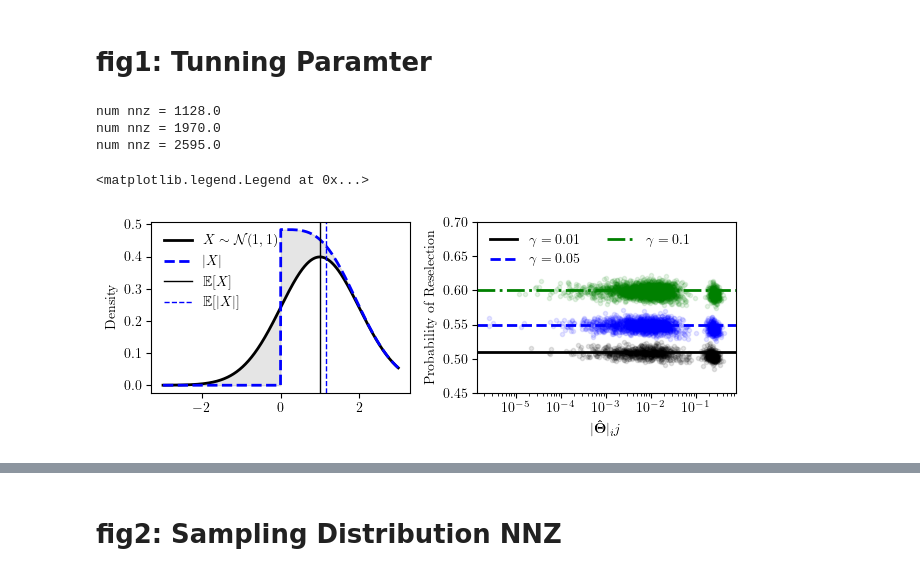
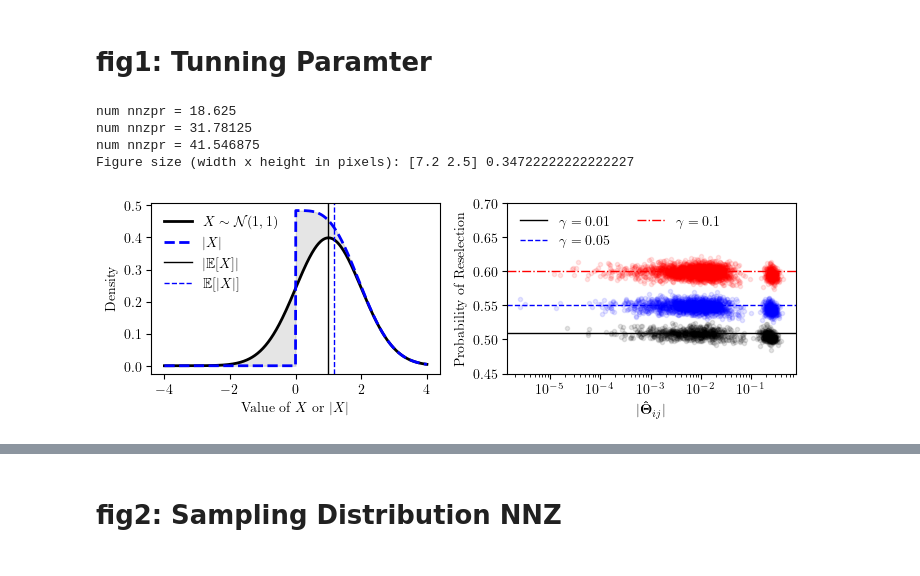
Before and after one commit to aefty/aquic, a Jupyter notebook: tests.ipynb, the cells around one changed output, grey strips where cells are left out. Drawn from its saved outputs; the diff is of its cells as text; code cells hidden in the pictures.

```diff
--- a/tests.ipynb
+++ b/tests.ipynb
@@ -232,7 +223,6 @@ def cov_analysis(p=128, N=1000,gamma=1/100, data_method='cluster'):
     iC_nnz =[]
     iC_z   =[]
 
-
     for i in range(p):
         for j in range(i-1):
             if np.abs(iC[i,j]) > 0.0:
@@ -243,13 +233,11 @@ def cov_analysis(p=128, N=1000,gamma=1/100, data_method='cluster'):
                 pr_z.append(P[i,j])
                 iC_z.append(iC[i,j])
 
-    # pr_nnz = np.sort(pr_nnz)[::-1]
-    # pr_z = np.sort(pr_z)[::-1]
     return pr_nnz,pr_z,iC_nnz,iC_z
 
-fig, axs = make_plot(1,2,s=[1.1,1],sharex=False, sharey=False)
+fig, axs = make_plot(1,2,s=[1.2,1],sharex=False, sharey=False)
 
-inx  = 0
+inx = 0
 #########################
 #########################
 mu = 1
@@ -265,84 +253,60 @@ mean_folded = sp.stats.foldnorm.mean(c, scale=sigma)
 # Normal distribution
 axs[0,inx].plot(x, pdf_normal, label=r"$X\sim\mathcal{N}(1,1)$", color="black",linestyle="-",linewidth=2)
 axs[0,inx].fill_between(x[x < 0], pdf_normal[x < 0], color='black', alpha=0.1)
-
-# Folded normal distribution
 axs[0,inx].plot(x, pdf_folded, label=r"$|X|$", color="blue",linestyle="--",linewidth=2)
 
 # Highlighting how negative side maps to positive side in folded normal
 axs[0,inx].fill_between(x[x>0],pdf_folded[x > 0], pdf_normal[x > 0], color='black', alpha=0.1)
 
 # Mean lines
-axs[0,inx].axvline(mu, color='black', label=r"$\mathbb{E}[X]$",linestyle="-",linewidth=1)
+axs[0,inx].axvline(mu, color='black', label=r"$|\mathbb{E}[X]|$",linestyle="-",linewidth=1)
 axs[0,inx].axvline(mean_folded, color='blue', label=r"$\mathbb{E}[|X|]$",linestyle="--",linewidth=1)
 
+axs[0, inx].set_xlabel(r'Value of $X$ or $|X|$')
 axs[0, inx].set_ylabel(r'Density')
-
 axs[0, inx].legend(loc='upper left',frameon=False,fontsize=10)
 
 inx = inx + 1
 #########################
 #########################
 ax = axs[0, inx]
 data_method = "cluster"
 # … after plotting your markers …
 
 for color, linestyle, gamma in [
-    ('black', '-', 0.01),
-    ('blue',  '--', 0.05),
-    ('green','-.', 0.10)
+    ('black', '-' , 0.01),
+    ('blue' , '--', 0.05),
+    ('red',  '-.' , 0.10)
 ]:
     # 1) re‑run your semilogx for clarity (or omit if already plotted)
     pr_nnz, pr_z, iC_nnz, iC_z = cov_analysis(
         p=128, gamma=gamma, data_method=data_method, N=10000
     )
     ax.semilogx(
         np.abs(iC_nnz),
         pr_nnz,
         linestyle='None',
         marker='.',
         color=color,
         alpha=0.1,
         label="_"
     )
-    ax.axhline(y=(0.5 + gamma), color=color, linewidth=2, linestyle=linestyle, alpha=1, label=rf'$\gamma={gamma}$')
+    ax.axhline(y=(0.5 + gamma), color=color, linewidth=1, linestyle=linestyle, alpha=1, label=rf'$\gamma={gamma}$')
 
 axs[0, inx].set_ylabel(r'Probability of Reselection')
 axs[0, inx].set_xlabel(r'$|\mathbf{\hat{\Theta}}_{ij}|$')
 
 axs[0, inx].set_ylim([0.45,0.7])
 axs[0, inx].legend(loc='upper left',frameon=False,fontsize=10,ncol=2)
 
-#axs[0, inx].plot(np.abs(iC_z),pr_z, linestyle='None',marker='*', color='black',label=rf'$\gamma={gamma}\;$')
+fig.subplots_adjust(wspace=0.5)
+fig.savefig("fig_1.png", dpi=300)
 
-# axs[0, inx].plot(T,         color='black',linewidth=2, linestyle='-',label=rf'$\gamma={gamma}\;$')
-# axs[0, inx].axhline(y=(0.5 + gamma), color='black', linestyle='-',alpha=.5)
-# axs[0, inx].axvline(x=len(T),        color='black', linestyle='-',alpha=.5)
-
-# gamma= 0.1
-# T = cov_analysis(gamma=gamma, data_method=data_method)
-# axs[0, inx].plot(T,         color='blue',linewidth=2, linestyle='--',label=rf'$\gamma={gamma}\;$')
-# axs[0, inx].axhline(y=(0.5 + gamma), color='blue', linestyle='--',alpha=.5)
-# axs[0, inx].axvline(x=len(T),        color='blue', linestyle='--',alpha=.5)
-
-# gamma= 0.4
-# T = cov_analysis(gamma=gamma,  data_method=data_method)
-# axs[0, inx].plot(T, color='red',linewidth=2, linestyle='-.',label=rf'$\gamma={gamma}\;$')
-# axs[0, inx].axhline(y=(0.5 + gamma), color='red', linestyle='-.',alpha=.5)
-# axs[0, inx].axvline(x=len(T), color='red', linestyle='-.',alpha=.5)
-
-# axs[0, inx].set_xlabel(r'Index Count')
-
-#axs[0, 0].legend(loc='center',frameon=False)
-#axs[0, 0].set_ylabel(r'Measured Prob. of Reselection')
-
-# axs[0, 1].set_xlabel(r'Index Count ($\;(i,j) \in \mathcal{I}_{\tiny{\text{u}}}\;$)')
-#axs[0, 2].set_xlabel(r'Nonzero Indices ($(i,j) \in \mathcal{I}_{\tiny{\text{free}}}$)')
-
-# fig.savefig("fig_1.png", dpi=300, bbox_inches='tight')
+fig_size_pixels = fig.get_size_inches()
+print("Figure size (width x height in pixels):", fig_size_pixels, fig_size_pixels[1] / fig_size_pixels[0])
 # %% [output]
-num nnz = 1128.0
-num nnz = 1970.0
-num nnz = 2595.0
+num nnzpr = 18.625
+num nnzpr = 31.78125
+num nnzpr = 41.546875
+Figure size (width x height in pixels): [7.2 2.5] 0.34722222222222227
-<matplotlib.legend.Legend at 0x...>
-[figure, old version]
+[figure, new version]
```
Also changed, not shown: parts of 5 cells of this notebook, 7 other files.
